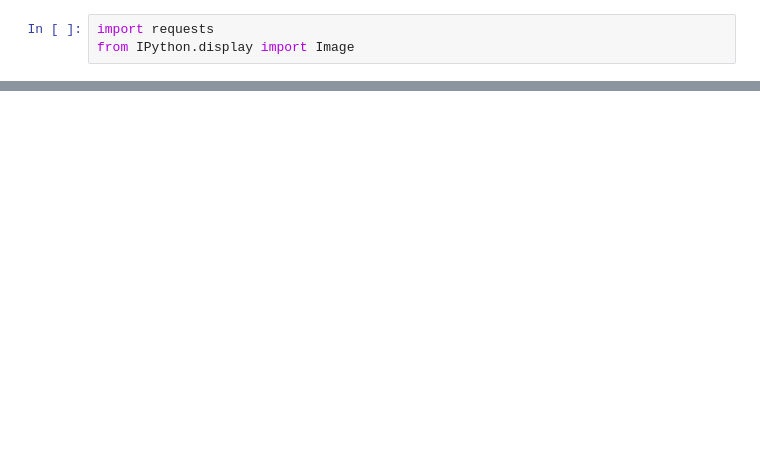
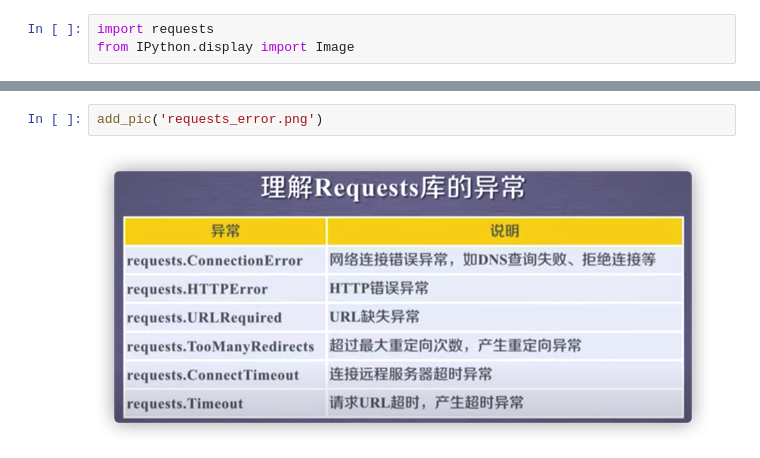
Before and after one commit to paxton615/Notes, a Jupyter notebook: Web_scrapper.ipynb, the cells around one changed output, grey strips where cells are left out. Drawn from its saved outputs; the diff is of its cells as text; blank space fills up the shorter version.

```diff
--- a/Web_scrapper.ipynb
+++ b/Web_scrapper.ipynb
@@ -21,0 +50,4 @@ Image(filename='./pics/requests/requests_7_methods.png')
+# %%
+add_pic('requests_error.png')
+# %% [output]
+[figure, added]
```
Also changed, not shown: parts of 15 cells of this notebook, 4 other files.
